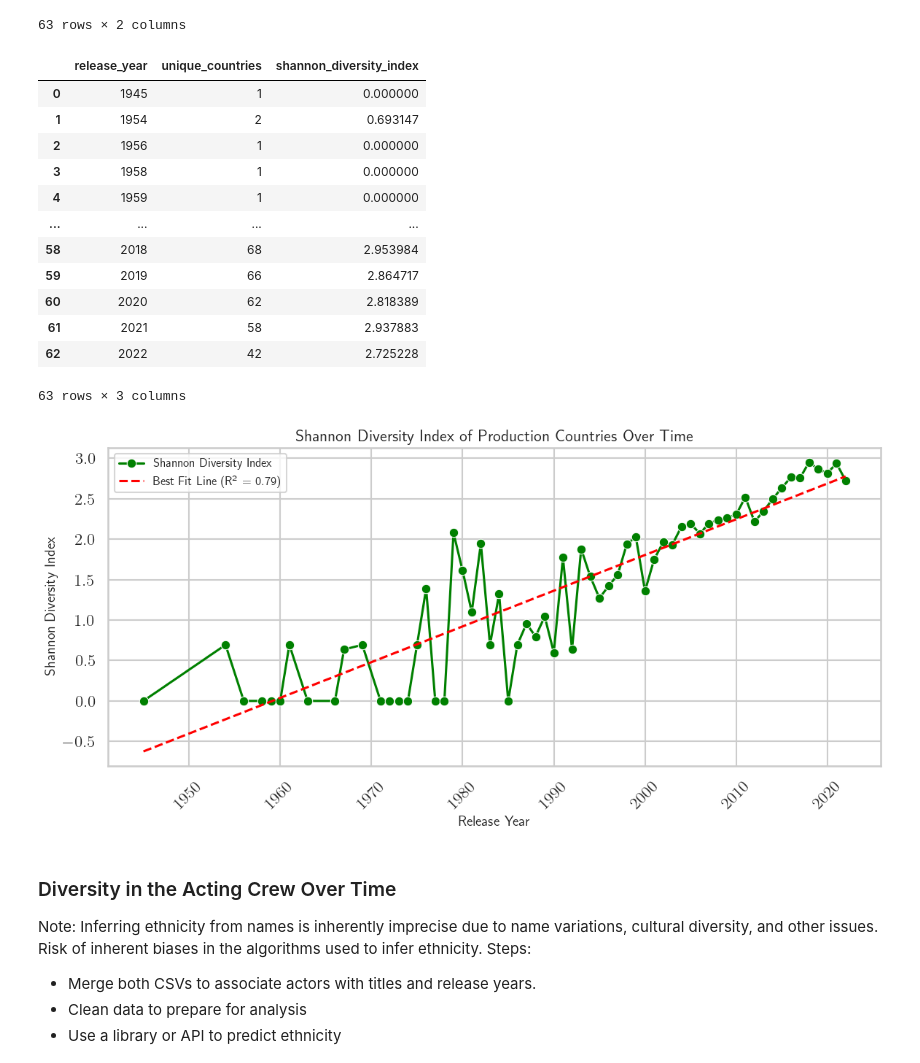
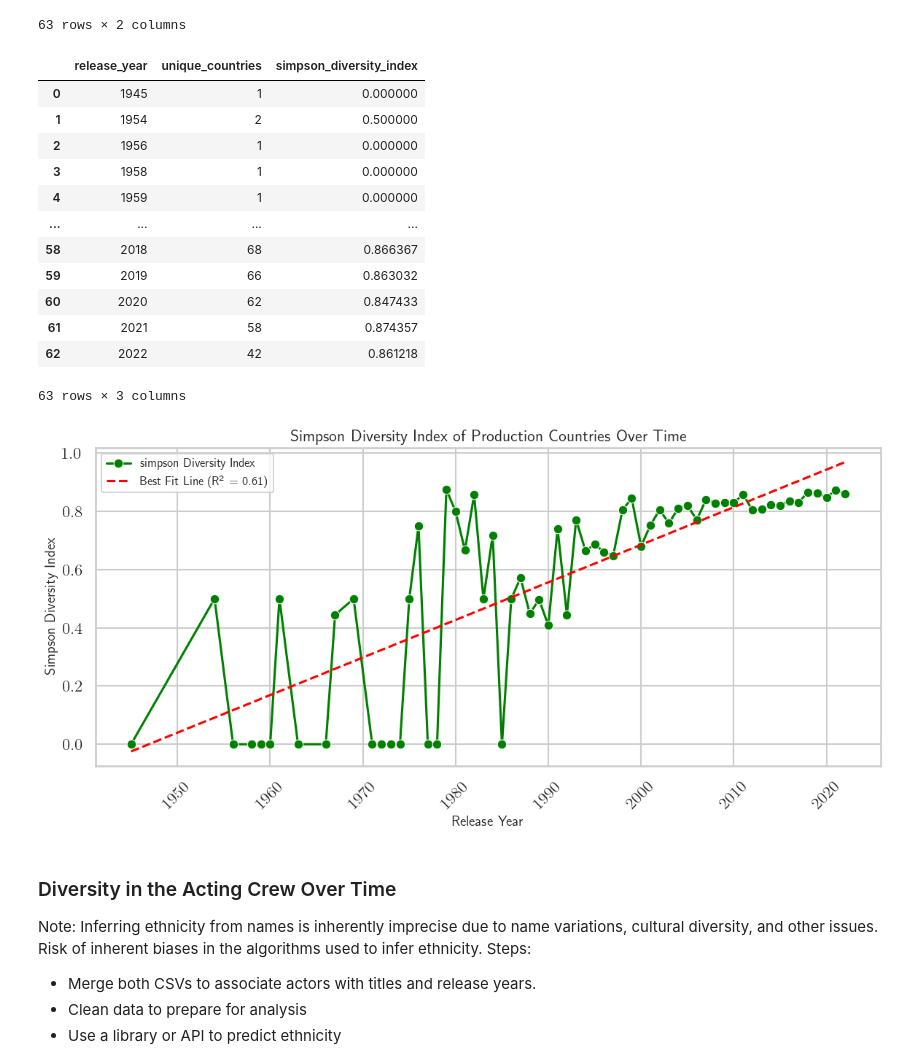
Before and after one commit to cparthiv/RHS-TSA-Data-Science-Qualifier-2024, a Jupyter notebook: main.ipynb, the cells around one changed output. Drawn from its saved outputs; the diff is of its cells as text; code cells hidden in the pictures.

Commit message:
use simpson index instead of shannon for consistency
Signed-off-by: cparthiv <pmothipati@gmail.com>

```diff
--- a/main.ipynb
+++ b/main.ipynb
@@ -481,72 +481,71 @@ countries_per_year
 | 62 | 2022 | 42 |
 63 rows × 2 columns
 # %%
-from scipy.stats import entropy
-
-# Calculate Shannon Diversity Index
-def shannon_diversity(group):
+def simpson_diversity(group):
     counts = group['country'].value_counts()
-    return entropy(counts)
+    proportions = counts / counts.sum()
+    D = (proportions ** 2).sum()
+    return 1 - D  # Gini-Simpson index
 
 # Calculate index per year
-diversity_per_year = titles_exploded.groupby('release_year').apply(shannon_diversity).reset_index()
+diversity_per_year = titles_exploded.groupby('release_year').apply(simpson_diversity).reset_index()
 
-diversity_per_year.columns = ['release_year', 'shannon_diversity_index']
+diversity_per_year.columns = ['release_year', 'simpson_diversity_index']
 diversity_data = countries_per_year.merge(diversity_per_year, on='release_year')
 
 diversity_data
 # %% [output]
-|  | release_year | unique_countries | shannon_diversity_index |
+|  | release_year | unique_countries | simpson_diversity_index |
 | 0 | 1945 | 1 | 0.000000 |
-| 1 | 1954 | 2 | 0.693147 |
+| 1 | 1954 | 2 | 0.500000 |
 | 2 | 1956 | 1 | 0.000000 |
 | 3 | 1958 | 1 | 0.000000 |
 | 4 | 1959 | 1 | 0.000000 |
 | ... | ... | ... | ... |
-| 58 | 2018 | 68 | 2.953984 |
-| 59 | 2019 | 66 | 2.864717 |
-| 60 | 2020 | 62 | 2.818389 |
-| 61 | 2021 | 58 | 2.937883 |
-| 62 | 2022 | 42 | 2.725228 |
+| 58 | 2018 | 68 | 0.866367 |
+| 59 | 2019 | 66 | 0.863032 |
+| 60 | 2020 | 62 | 0.847433 |
+| 61 | 2021 | 58 | 0.874357 |
+| 62 | 2022 | 42 | 0.861218 |
 63 rows × 3 columns
 # %%
 plt.figure(figsize=(12, 6))
 
 sns.lineplot(
     data=diversity_data,
     x='release_year',
-    y='shannon_diversity_index',
+    y='simpson_diversity_index',
     marker='o',
     color='green',
-    label='Shannon Diversity Index'
+    label='simpson Diversity Index'
 )
 
 slope, intercept, r_value, p_value, std_err = linregress(
     diversity_data['release_year'],
-    diversity_data['shannon_diversity_index']
+    diversity_data['simpson_diversity_index']
 )
 x_vals = diversity_data['release_year']
 
 y_vals = intercept + slope * x_vals
 
 plt.plot(
     x_vals,
     y_vals,
     color='red',
     linestyle='--',
     label=f'Best Fit Line (R² = {r_value**2:.2f})'
 )
 
-plt.title('Shannon Diversity Index of Production Countries Over Time', fontsize=16)
+plt.title('Simpson Diversity Index of Production Countries Over Time', fontsize=16)
 plt.xlabel('Release Year', fontsize=14)
-plt.ylabel('Shannon Diversity Index', fontsize=14)
+plt.ylabel('Simpson Diversity Index', fontsize=14)
 plt.xticks(rotation=45)
 plt.legend(fontsize=12)
 plt.tight_layout()
-plt.savefig('dist/shannon_index_over_time.png', dpi=300)
+plt.savefig('dist/simpson_index_over_time.png', dpi=300)
 plt.show()
 # %% [output]
-[figure, old version]
+[figure, new version]
 # %% [markdown]
 ### Diversity in the Acting Crew Over Time
 Note: Inferring ethnicity from names is inherently imprecise due to name variations, cultural diversity, and other issues. Risk of inherent biases in the algorithms used to infer ethnicity.
```
Also changed, not shown: 1 other file.
